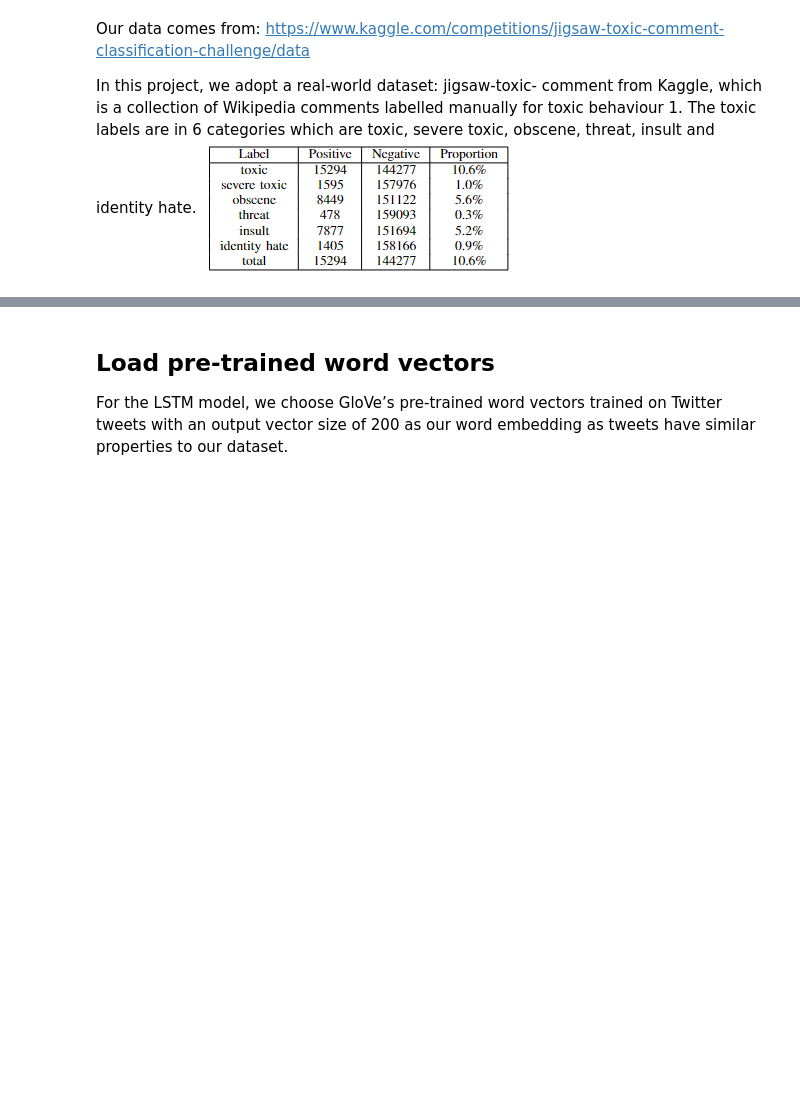
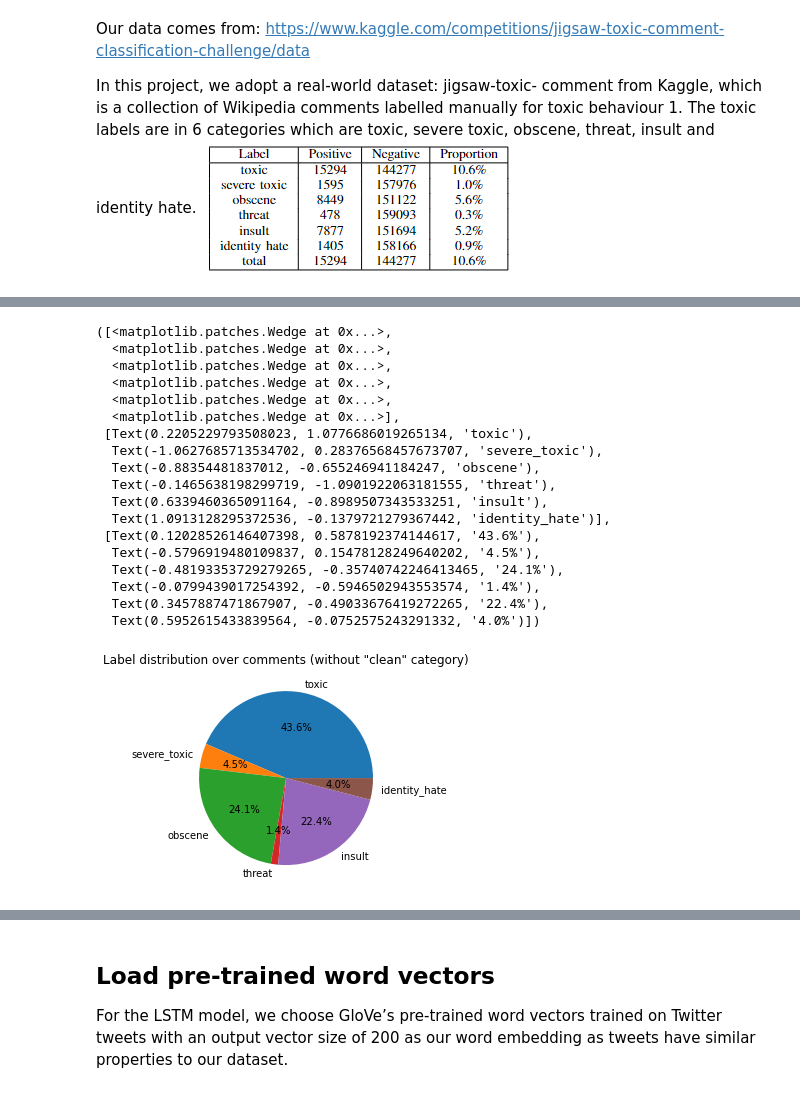
Before and after one commit to kanyeishere/toxic-comment-classification, a Jupyter notebook: glove_bi-lstm.ipynb, the cells around one changed output, grey strips where cells are left out. Saved outputs shown, nothing was run; the diff lists cells and outputs as text; code cells hidden in the pictures; blank space fills up the shorter version.

```diff
--- a/glove_bi-lstm.ipynb
+++ b/glove_bi-lstm.ipynb
@@ -86,0 +117,24 @@ test_df.head()
+# %%
+#percentages of each labels
+plt.title('Label distribution over comments (without "clean" category)')
+plt.pie([len(df[df['toxic'] == 1]), len(df[df['severe_toxic'] == 1]), len(df[df['obscene'] == 1]), len(df[df['threat'] == 1]), len(df[df['insult'] == 1]), len(df[df['identity_hate'] == 1])], labels=classes, autopct='%1.1f%%')
+# %% [output]
+([<matplotlib.patches.Wedge at 0x...>,
+  <matplotlib.patches.Wedge at 0x...>,
+  <matplotlib.patches.Wedge at 0x...>,
+  <matplotlib.patches.Wedge at 0x...>,
+  <matplotlib.patches.Wedge at 0x...>,
+  <matplotlib.patches.Wedge at 0x...>],
+ [Text(0.2205229793508023, 1.0776686019265134, 'toxic'),
+  Text(-1.0627685713534702, 0.28376568457673707, 'severe_toxic'),
+  Text(-0.88354481837012, -0.655246941184247, 'obscene'),
+  Text(-0.1465638198299719, -1.0901922063181555, 'threat'),
+  Text(0.6339460365091164, -0.8989507343533251, 'insult'),
+  Text(1.0913128295372536, -0.1379721279367442, 'identity_hate')],
+ [Text(0.12028526146407398, 0.5878192374144617, '43.6%'),
+  Text(-0.5796919480109837, 0.15478128249640202, '4.5%'),
+  Text(-0.48193353729279265, -0.35740742246413465, '24.1%'),
+  Text(-0.0799439017254392, -0.5946502943553574, '1.4%'),
+  Text(0.3457887471867907, -0.49033676419272265, '22.4%'),
+  Text(0.5952615433839564, -0.0752575243291332, '4.0%')])
+[figure, added]
```
Also changed, not shown: parts of 5 cells of this notebook, 4 other files.
